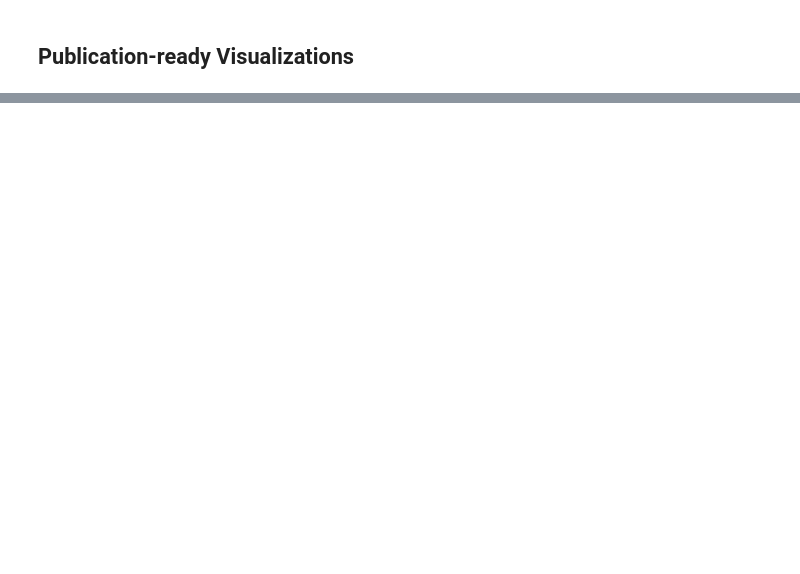
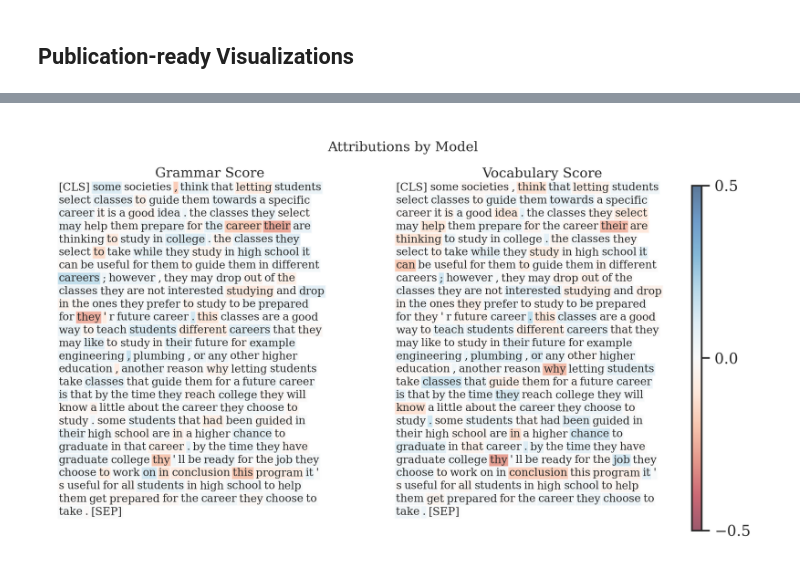
Before and after one commit to learlab/cfa-transformers, a Jupyter notebook: src/5-interpret.ipynb, the cells around one changed output, grey strips where cells are left out. Saved outputs shown, nothing was run; the diff lists cells and outputs as text; code cells hidden in the pictures; blank space fills up the shorter version.

Commit message:
udpates to plotting function

```diff
--- a/src/5-interpret.ipynb
+++ b/src/5-interpret.ipynb
@@ -54,5 +85,9 @@ def construct_whole_bert_embeddings(input_ids):
 # %%
 def summarize_attributions(attributions):
+    '''Sums the attributions for each token embedding
+    and normalizes the token attributions.
+    '''
     attributions = attributions.sum(dim=-1).squeeze(0)
-    attributions = attributions / torch.norm(attributions)
+    attributions = attributions / torch.norm(attributions) # vector norm
+
     return attributions
@@ -299,8 +283,3 @@ class TextHeatmap:
         else:
             plt.savefig(savefile)
         plt.close()
-# %%
-tokens = viz_records[0]['tokens']
-attributions = viz_records[0]['integrated'].detach().cpu().numpy()
-# mpl.font_manager.get_font_names()
-TextHeatmap(tokens, attributions, fontname='Liberation Mono', disp_colorbar=True).display(title='Vocabulary Score Attributions')
@@ -308,0 +286,4 @@ TextHeatmap(tokens, attributions, fontname='Liberation Mono', disp_colorbar=True
+# %%
+tokens = viz_records[0]['tokens']
+attribution_dict = {'grammar': viz_records[0]['grammar_attributions'].detach().cpu().numpy(),
+                    'vocabulary': viz_records[0]['vocab_attributions'].detach().cpu().numpy()}
@@ -308,0 +296,73 @@ TextHeatmap(tokens, attributions, fontname='Liberation Mono', disp_colorbar=True
+# %%
+fig, axs = plt.subplots(ncols=2, figsize=(7.5, 4.5), dpi=300, facecolor='None', layout='tight')
+fig.suptitle('Attributions by Model', fontsize=10, y=0.95)
+artist = fig.canvas.get_renderer()
+colormap = mpl.cm.RdBu
+norm = mpl.colors.Normalize(vmin=-0.5, vmax=0.5)
+fontsize = 8
+
+def draw_token(ax, token, transform, bbox):
+    text = ax.text(0.01,
+                   1,
+                   token,
+                   transform=transform,
+                   # fontname=self.fontname,
+                   fontsize=fontsize,
+                   bbox=bbox)
+
+    text.draw(artist)
+    ex = text.get_window_extent()
+    transform = transforms.offset_copy(
+        text.get_transform(),
+        x = ex.width + fontsize,
+        units='dots')
+
+    return ex, text, transform
+
+for score, ax in zip(attribution_dict, axs):
+    attributions = attribution_dict[score]
+    ax.set_title(f'{score.capitalize()} Score', fontsize=10)
+
+    text_width = ax.get_tightbbox().x1
+    ax.set_axis_off() # do not display the x- or y-axis.
+    ax.axis('off')
+    divider = axes_grid1.make_axes_locatable(ax)
+    y = -fontsize*2 # where to start drawing words
+    transform = transforms.offset_copy(
+        ax.transData,
+        y=y,
+        units='dots')
+
+    # loop over tokens
+    for token, attribution in zip(tokens, attributions):
+        bbox={
+            'facecolor': colormap(norm(attribution)),
+            'alpha': 0.6,
+            'edgecolor': 'white',
+            'pad': 1,
+            'snap': True
+        }
+
+        ex, text, transform = draw_token(ax, token, transform, bbox)
+        # remove text outside of text_w
+        # redraw on next line
+        if ex.x1 > text_width:
+            text.remove()
+            y -= ex.height + fontsize
+            transform = transforms.offset_copy(
+                ax.transData,
+                y=y,
+                units='dots')
+
+            ex, text, transform = draw_token(ax, token,
+                                  transform, bbox)
+
+cax = divider.append_axes('right', size=.10, pad=0)
+fig.colorbar(mpl.cm.ScalarMappable(norm=norm, cmap=colormap),
+             cax=cax,
+             ticks=[norm.vmin, 0, norm.vmax],
+             alpha=.65)
+plt.show()
+plt.close()
+# %% [output]
+[figure, added]
```
Also changed, not shown: parts of 13 cells of this notebook, 2 other files.
